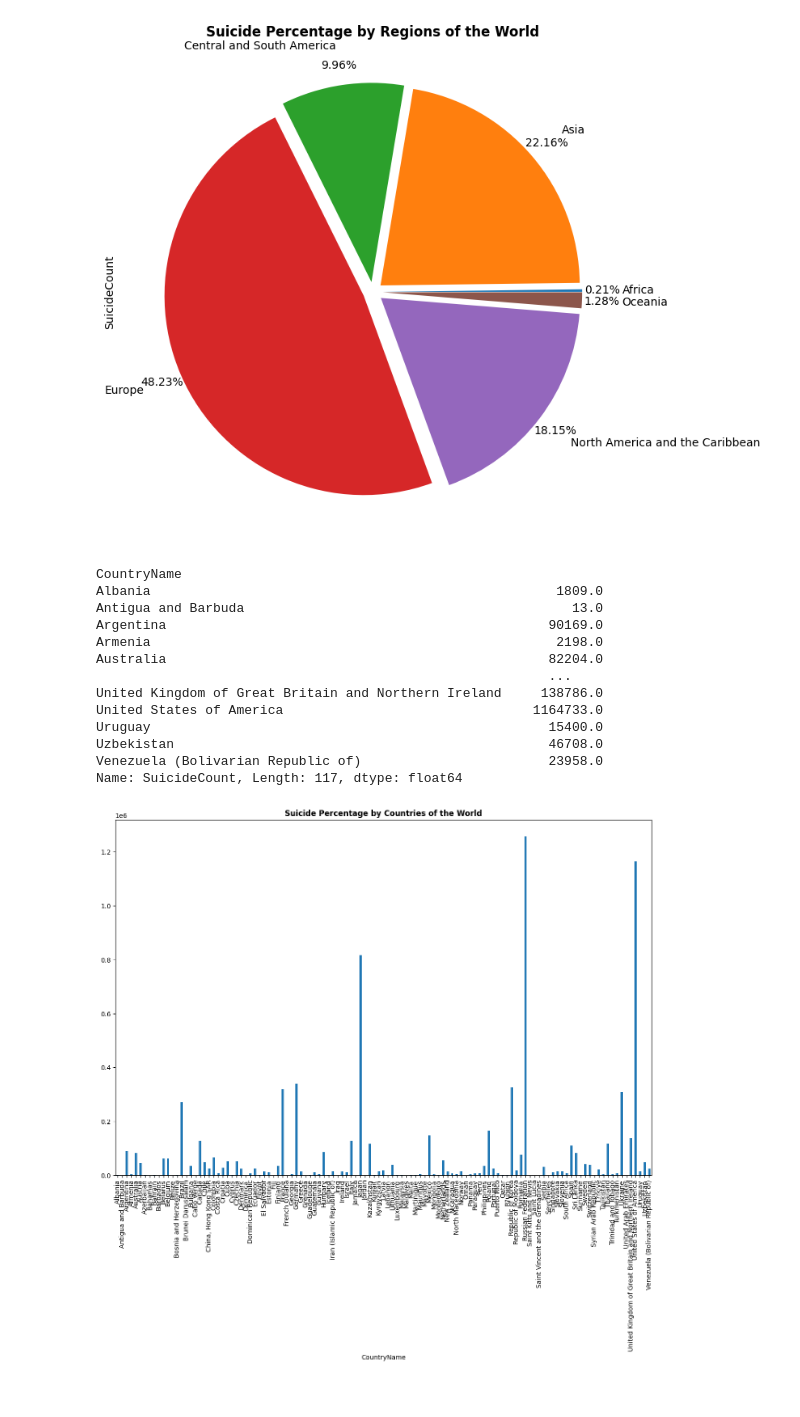
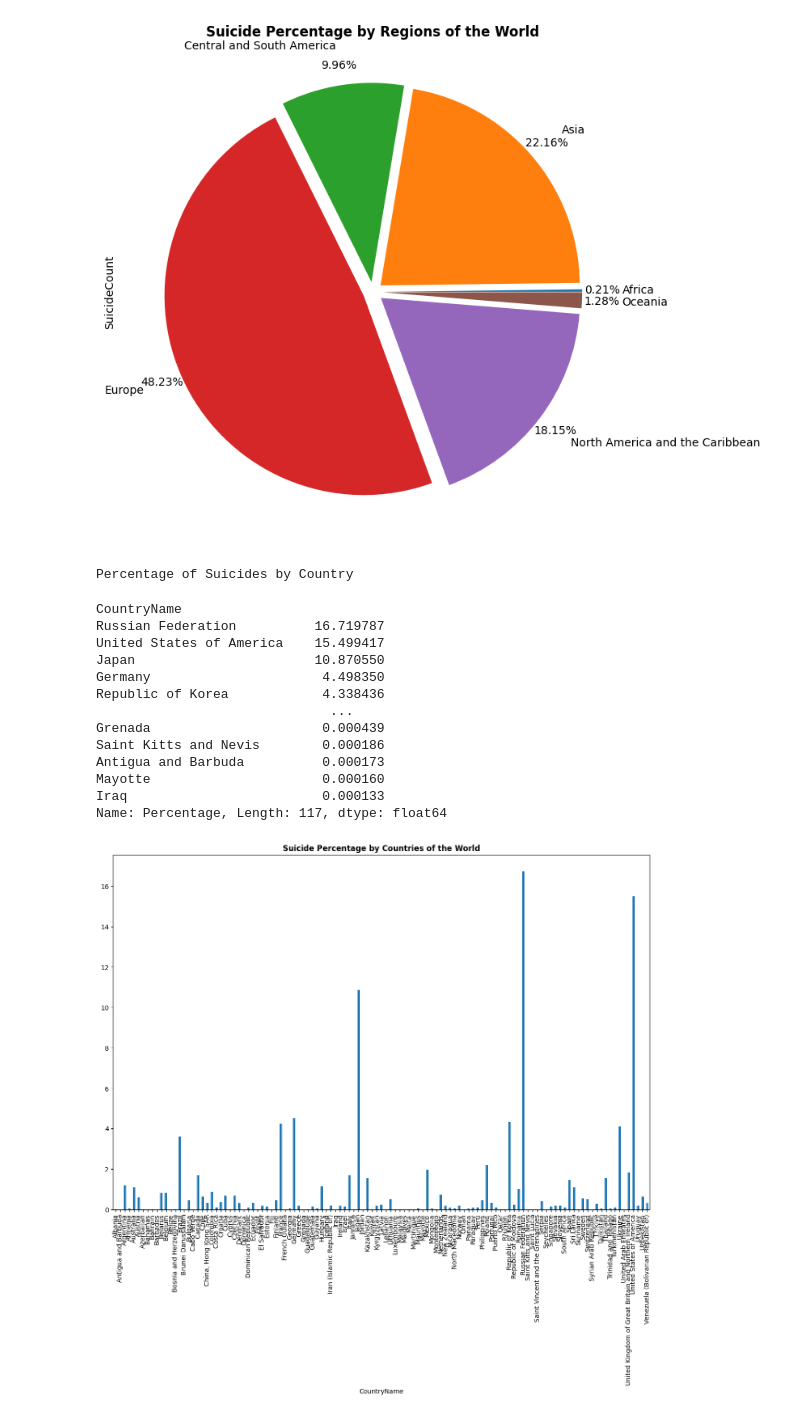
Before and after one commit to rahulkfernandes/Suicide-Rates-and-Socioeconomic-Factors-Analysis, a Jupyter notebook: eda.ipynb, the cells around one changed output. Saved outputs shown, nothing was run; the diff lists cells and outputs as text; code cells hidden in the pictures.

```diff
--- a/eda.ipynb
+++ b/eda.ipynb
@@ -12,4 +14,7 @@ print('\n')
 print(data.head())
 print('\n')
 print("Columns = ", data.columns)
+
+data.dropna(subset=['SuicideCount'], inplace=True)
+data.isna().any()
 # %% [output]
@@ -72,30 +96,36 @@ plt.show()
 # %% [output]
 [figure]
 # %%
-# Number of Suicides by country
-data.groupby(['CountryName']).sum(numeric_only=True)['SuicideCount']
+# Percentage of Suicides by country
+by_country = data.groupby(['CountryName']).sum(numeric_only=True)
+count_sum = by_country['SuicideCount'].sum()
+by_country['Percentage'] = by_country['SuicideCount'].apply(lambda x: (x/count_sum)*100)
+
+print("Percentage of Suicides by Country")
+by_country['Percentage'].sort_values(ascending=False)
 # %% [output]
-CountryName
-Albania                                                    1809.0
-Antigua and Barbuda                                          13.0
-Argentina                                                 90169.0
-Armenia                                                    2198.0
-Australia                                                 82204.0
-                                                          ...
-United Kingdom of Great Britain and Northern Ireland     138786.0
-United States of America                                1164733.0
-Uruguay                                                   15400.0
-Uzbekistan                                                46708.0
-Venezuela (Bolivarian Republic of)                        23958.0
-Name: SuicideCount, Length: 117, dtype: float64
+Percentage of Suicides by Country
+CountryName
+Russian Federation          16.719787
+United States of America    15.499417
+Japan                       10.870550
+Germany                      4.498350
+Republic of Korea            4.338436
+                              ...
+Grenada                      0.000439
+Saint Kitts and Nevis        0.000186
+Antigua and Barbuda          0.000173
+Mayotte                      0.000160
+Iraq                         0.000133
+Name: Percentage, Length: 117, dtype: float64
 # %%
 # Plot Suicide Percentage by country
-data.groupby(['CountryName'])['SuicideCount'].sum(numeric_only=True).plot(
+by_country['Percentage'].plot(
     kind='bar',
     figsize=(15,10)
     )
 plt.title("Suicide Percentage by Countries of the World", fontweight="bold")
 plt.legend().remove()
 plt.show()
 # %% [output]
-[figure, old version]
+[figure, new version]
```
Also changed, not shown: parts of 4 cells of this notebook.
